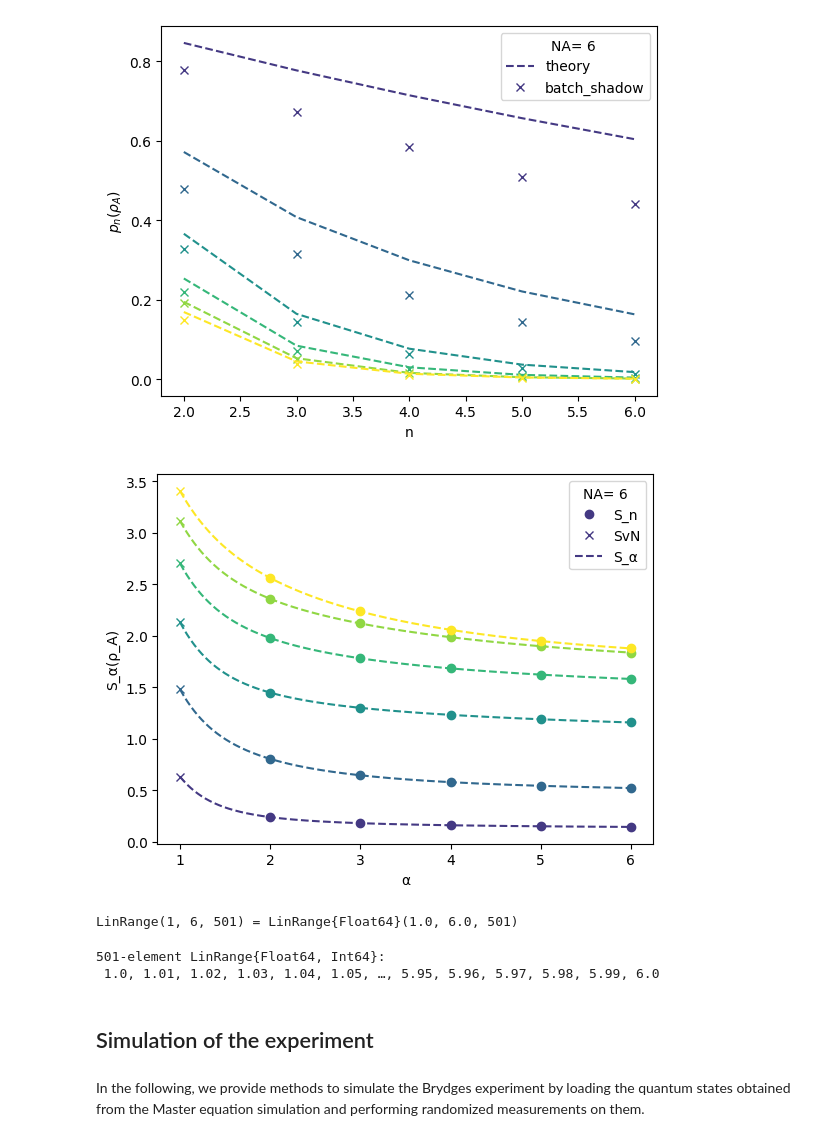
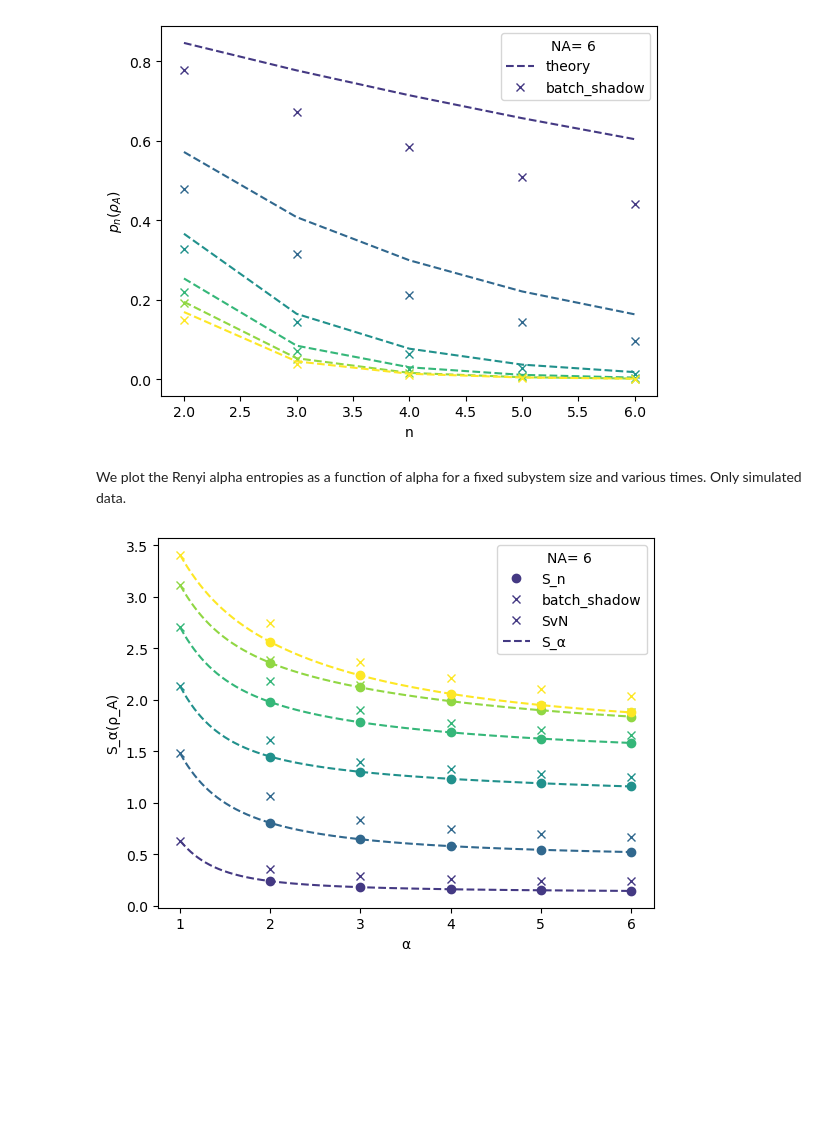
Before and after one commit to bvermersch/RandomMeas.jl, a Jupyter notebook: examples/BrydgesScience2019.ipynb, the cells around one changed output. Cells and saved outputs as stored; diff of their text form; code cells hidden in the pictures; blank space fills up the shorter version.

Commit message:
brydges cleaned

```diff
--- a/examples/BrydgesScience2019.ipynb
+++ b/examples/BrydgesScience2019.ipynb
@@ -80,8 +83,6 @@ Finally, we load quantum states generated by classical simulations (master equat
 using MAT
 
 #TODO: Simplify this code
-
-NA_max = 8
 
 ρ = Vector{ITensor}()
 p = zeros(Float64,ntimes,NA_max,k_max-1)
@@ -92,7 +93,7 @@ Salpha = zeros(Float64,ntimes,NA_max,501)
 ITensors.disable_warn_order()
 
 for s in 1:ntimes
-    qstate = matread("BrydgesScience2019data/rho_10_XY_10_-1.00_0.00"*string(times[s])*"_1_1_1_flr_1.mat")["rho"]
+    qstate = matread("BrydgesScience2019data/rho_XY_incl_decoherence_t_"*string(times[s])*".mat")["rho"]
     qstate = reshape(qstate,tuple((2*ones(Int,2*N))...))
     push!(ρ,ITensor(qstate,vcat(ξ',ξ)))
     for NA in 1:NA_max
@@ -166,45 +171,31 @@ legend(title = "NA= $NA ")
 gcf()
 # %% [output]
 [figure]
+# %% [markdown]
+We plot the Renyi alpha entropies as a function of alpha for a fixed subystem size and various times. Only simulated data.
 # %%
 using PyPlot
 
 clf()
 cm = get_cmap(:viridis)
 NA = 6
 for s in 1:1
     plot(2:k_max,S[s,NA,:],"o",color=cm(s/ntimes),label="S_n")
-    #plot(2:k_max,S_bshadow[s,NA,:],"x",color=cm(s/ntimes),label="batch_shadow")
+    plot(2:k_max,S_bshadow[s,NA,:],"x",color=cm(s/ntimes),label="batch_shadow")
     plot(1,SvN[s,NA],"x",color=cm(s/ntimes),label="SvN")
     plot(LinRange(1,6,501),Salpha[s,NA,:],"--",color=cm(s/ntimes),label="S_α")
 end
 for s in 2:ntimes
     plot(2:k_max,S[s,NA,:],"o",color=cm(s/ntimes))
-    #plot(2:k_max,S_bshadow[s,NA,:],"x",color=cm(s/ntimes))
+    plot(2:k_max,S_bshadow[s,NA,:],"x",color=cm(s/ntimes))
     plot(1,SvN[s,NA],"x",color=cm(s/ntimes))
     plot(LinRange(1,6,501),Salpha[s,NA,:],"--",color=cm(s/ntimes))
 
 end
 xlabel("α")
 ylabel("S_α(ρ_A)")
 legend(title = "NA= $NA ")
 
 gcf()
 # %% [output]
-[figure, old version]
+[figure, new version]
-# %%
-using NPZ
-
-size(Salpha)
-
-npzwrite("BrydgesScience2019data/RenyiAlphaEntropy_NumSim.npy", Salpha)
-
-@show LinRange(1,6,501)
-# %% [output]
-LinRange(1, 6, 501) = LinRange{Float64}(1.0, 6.0, 501)
-501-element LinRange{Float64, Int64}:
- 1.0, 1.01, 1.02, 1.03, 1.04, 1.05, …, 5.95, 5.96, 5.97, 5.98, 5.99, 6.0
-# %% [markdown]
-## Simulation of the experiment
-# %% [markdown]
-In the following, we provide methods to simulate the Brydges experiment by loading the quantum states obtained from the Master equation simulation and performing randomized measurements on them.
```
Also changed, not shown: parts of 9 cells of this notebook, 33 other files.
